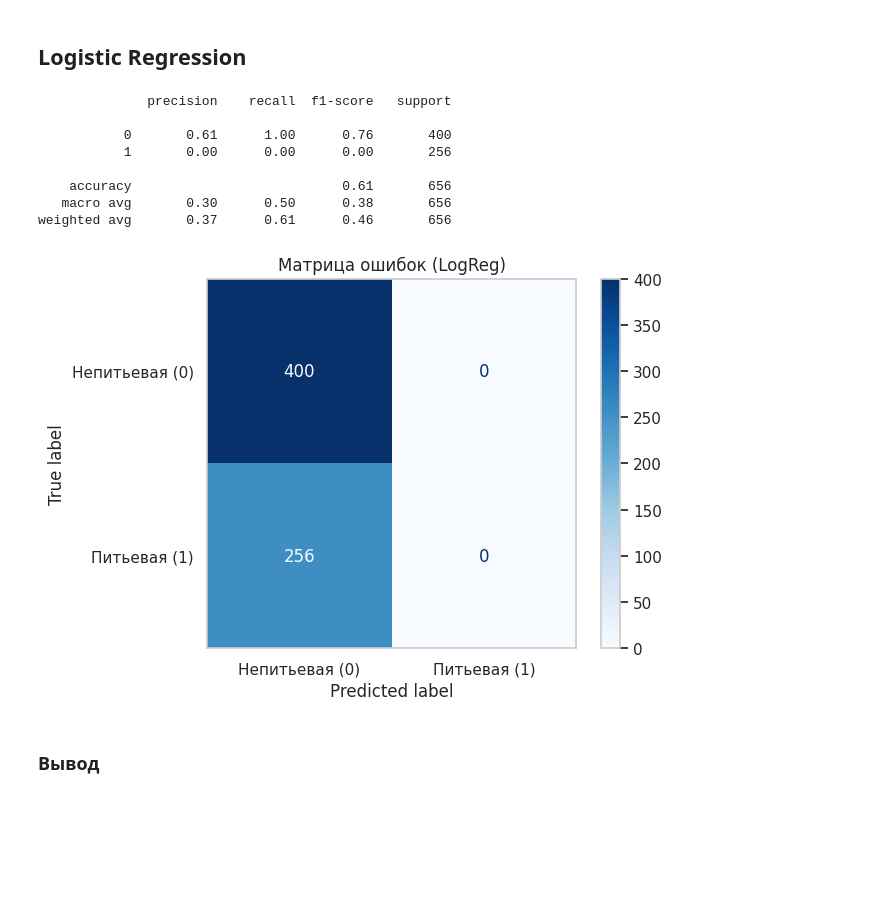
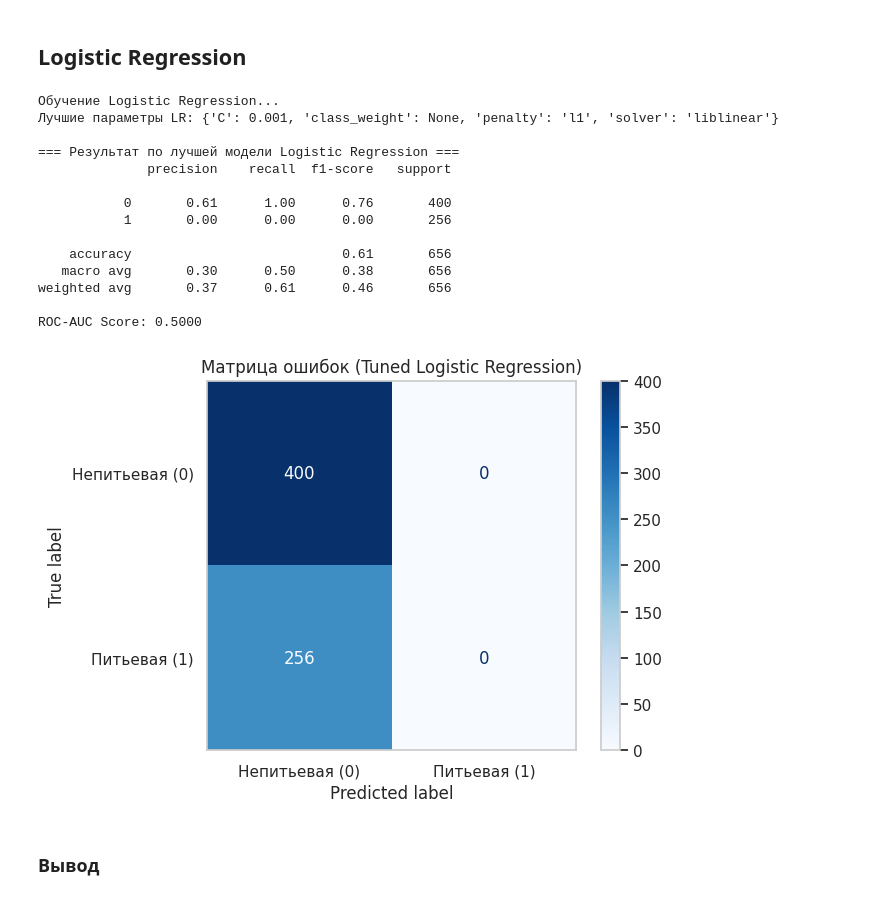
Before and after one commit to pkorotkow/statprak, a Jupyter notebook: Project.ipynb, the cells around one changed output. Cells and saved outputs as stored; diff of their text form; code cells hidden in the pictures; blank space fills up the shorter version.

Commit message:
Добавлен GridSearchCV к логистической регрессии

```diff
--- a/Project.ipynb
+++ b/Project.ipynb
@@ -51,37 +51,59 @@ print(f"Размер трейна: {X_train_scaled.shape}, Размер тест
 ## **Logistic Regression**
 # %%
 from sklearn.linear_model import LogisticRegression
+from sklearn.model_selection import GridSearchCV
 from sklearn.metrics import classification_report, roc_auc_score, ConfusionMatrixDisplay
 import matplotlib.pyplot as plt
 
-log_reg = LogisticRegression(random_state=42)
-log_reg.fit(X_train_scaled, y_train)
+param_grid_lr = {
+    'C': [0.001, 0.01, 0.1, 1, 10, 100],
+    'penalty': ['l1', 'l2'],
+    'solver': ['liblinear', 'saga'],
+    'class_weight': [None, 'balanced']
+}
 
-y_pred = log_reg.predict(X_test_scaled)
-y_pred_proba = log_reg.predict_proba(X_test_scaled)[:, 1]
+log_reg = LogisticRegression(random_state=42, max_iter=2000)
 
-print(classification_report(y_test, y_pred))
+grid_search_lr = GridSearchCV(log_reg, param_grid_lr, cv=5, scoring='roc_auc', n_jobs=-1)
 
-disp = ConfusionMatrixDisplay.from_predictions(
-    y_test, y_pred,
+print("Обучение Logistic Regression...")
+grid_search_lr.fit(X_train_scaled, y_train)
+
+print(f"Лучшие параметры LR: {grid_search_lr.best_params_}")
+
+best_lr = grid_search_lr.best_estimator_
+
+y_pred_lr = best_lr.predict(X_test_scaled)
+y_pred_proba_lr = best_lr.predict_proba(X_test_scaled)[:, 1]
+
+print("\n=== Результат по лучшей модели Logistic Regression ===")
+print(classification_report(y_test, y_pred_lr))
+print(f"ROC-AUC Score: {roc_auc_score(y_test, y_pred_proba_lr):.4f}\n")
+
+disp_lr = ConfusionMatrixDisplay.from_estimator(
+    best_lr, X_test_scaled, y_test,
     display_labels=['Непитьевая (0)', 'Питьевая (1)'],
-    cmap='Blues',
-    values_format='d'
+    cmap='Blues', values_format='d'
 )
-
-plt.title('Матрица ошибок (LogReg)')
+plt.title('Матрица ошибок (Tuned Logistic Regression)')
 plt.grid(False)
 plt.show()
 # %% [output]
+Обучение Logistic Regression...
+Лучшие параметры LR: {'C': 0.001, 'class_weight': None, 'penalty': 'l1', 'solver': 'liblinear'}
+
+=== Результат по лучшей модели Logistic Regression ===
               precision    recall  f1-score   support
 
            0       0.61      1.00      0.76       400
            1       0.00      0.00      0.00       256
 
     accuracy                           0.61       656
    macro avg       0.30      0.50      0.38       656
 weighted avg       0.37      0.61      0.46       656
+
+ROC-AUC Score: 0.5000
-[figure, old version]
+[figure, new version]
 # %% [markdown]
 ### Вывод
 # %% [markdown]
```
Also changed, not shown: parts of 1 cell of this notebook.
